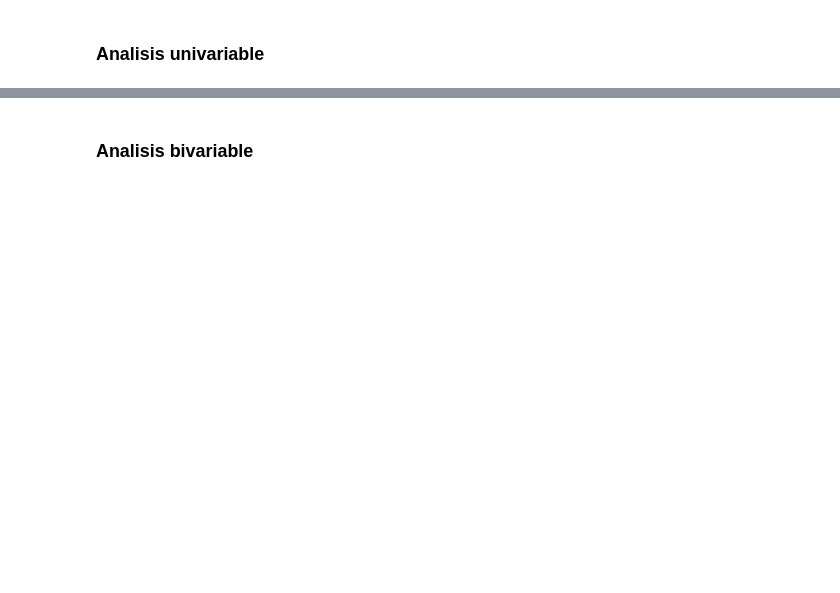
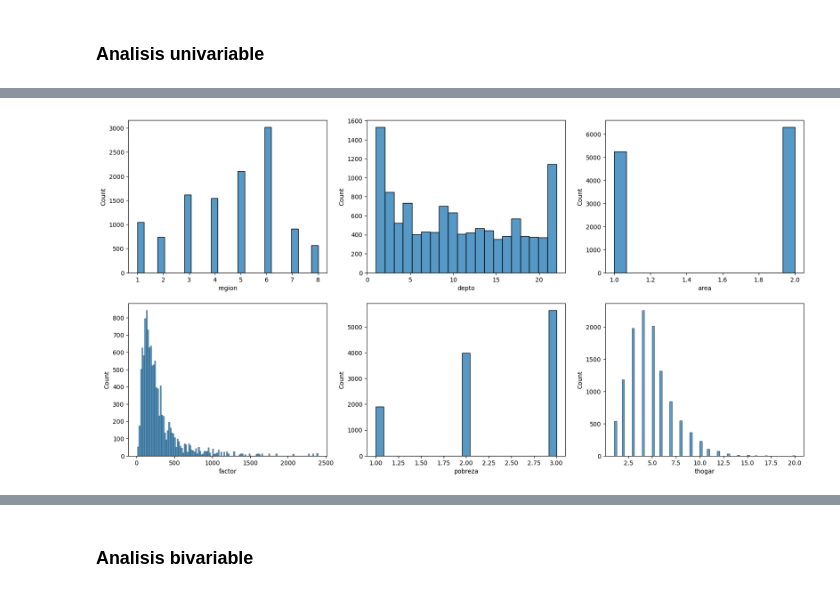
Before and after one commit to andresdlRoca/Data-Science-Labs-UVG, a Jupyter notebook: Lab 10/main.ipynb, the cells around one changed output, grey strips where cells are left out. Cells and saved outputs as stored; diff of their text form; code cells hidden in the pictures; blank space fills up the shorter version.

```diff
--- a/Lab 10/main.ipynb
+++ b/Lab 10/main.ipynb
@@ -26,0 +142,3 @@ import pyreadstat
+# %%
+# Interpolar valores falsos en df_hogar
+df_hogar.interpolate(method = "linear", inplace=True)
@@ -26,0 +148,4 @@ import pyreadstat
+# %%
+df_hogar.fillna(df_hogar.mean(), inplace=True)
+
+df_personas.fillna(df_hogar.mean(), inplace=True)
@@ -27,2 +189,18 @@ import pyreadstat
+# %%
+# Drop columns which name starts with P except Pobreza
+columns_to_keep = [column for column in df_hogar.columns if not (column.startswith('p') and column != 'pobreza')]
+
+df_hogar = df_hogar[columns_to_keep]
+
+columns_to_keep = [column for column in df_personas.columns if not (column.startswith('p') and column != 'pobreza')]
+
+df_personas = df_personas[columns_to_keep]
+# %%
+# Drop columns which name starts with id
+columns_to_keep = [column for column in df_hogar.columns if not column.startswith('id')]
+df_hogar = df_hogar[columns_to_keep]
+
+columns_to_keep = [column for column in df_personas.columns if not column.startswith('id')]
+df_personas = df_personas[columns_to_keep]
 # %% [markdown]
 ### Analisis univariable
@@ -28,0 +235,13 @@ import pyreadstat
+# %%
+# Distribuciones de variables region, depto, area, factor, pobreza y thogar en df_hogar
+
+fig, ax = plt.subplots(2, 3, figsize=(20, 10))
+sns.histplot(df_hogar['region'], ax=ax[0, 0])
+sns.histplot(df_hogar['depto'], ax=ax[0, 1])
+sns.histplot(df_hogar['area'], ax=ax[0, 2])
+sns.histplot(df_hogar['factor'], ax=ax[1, 0])
+sns.histplot(df_hogar['pobreza'], ax=ax[1, 1])
+sns.histplot(df_hogar['thogar'], ax=ax[1, 2])
+plt.show()
+# %% [output]
+[figure, added]
```
Also changed, not shown: parts of 21 cells of this notebook.
